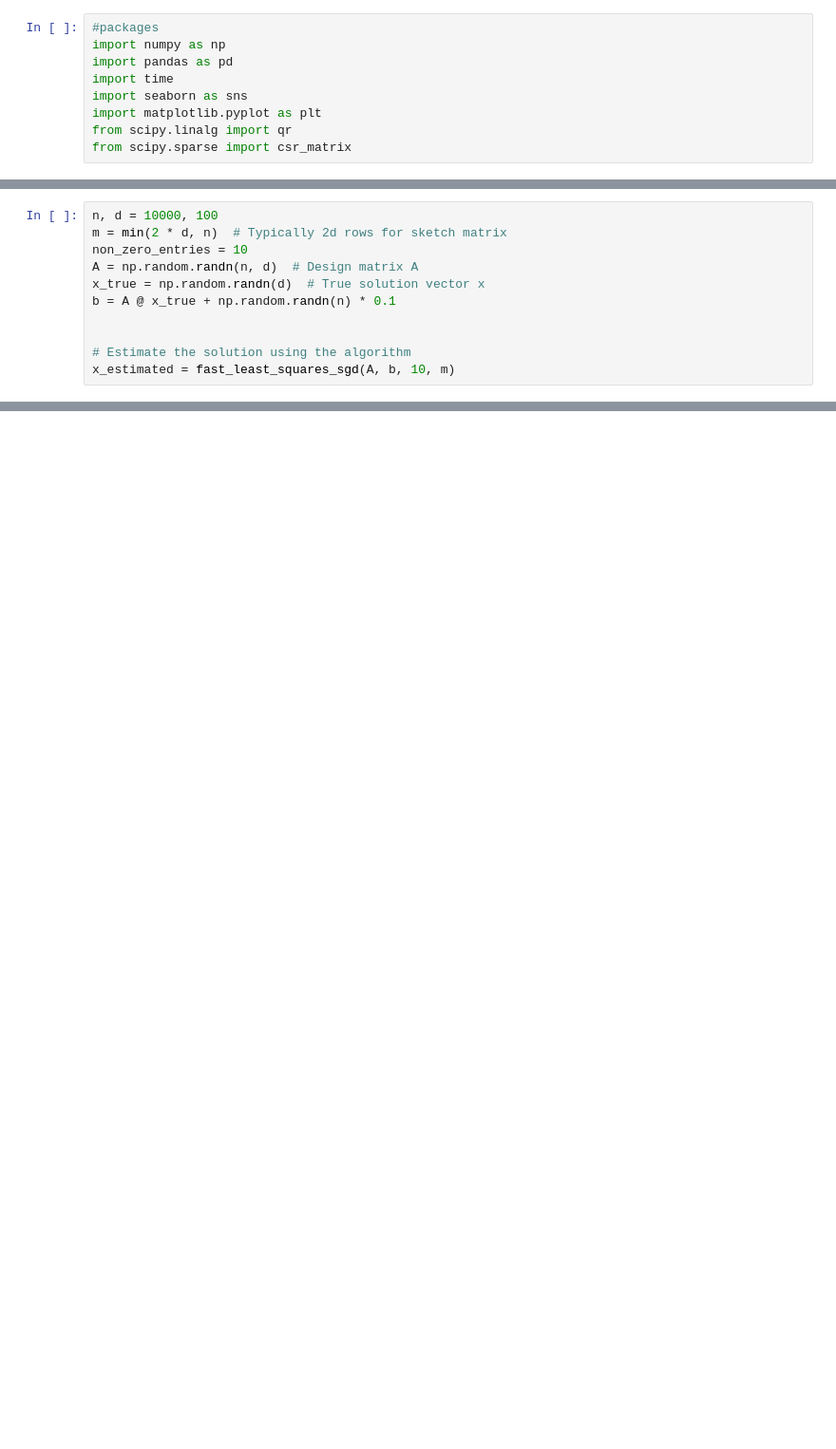
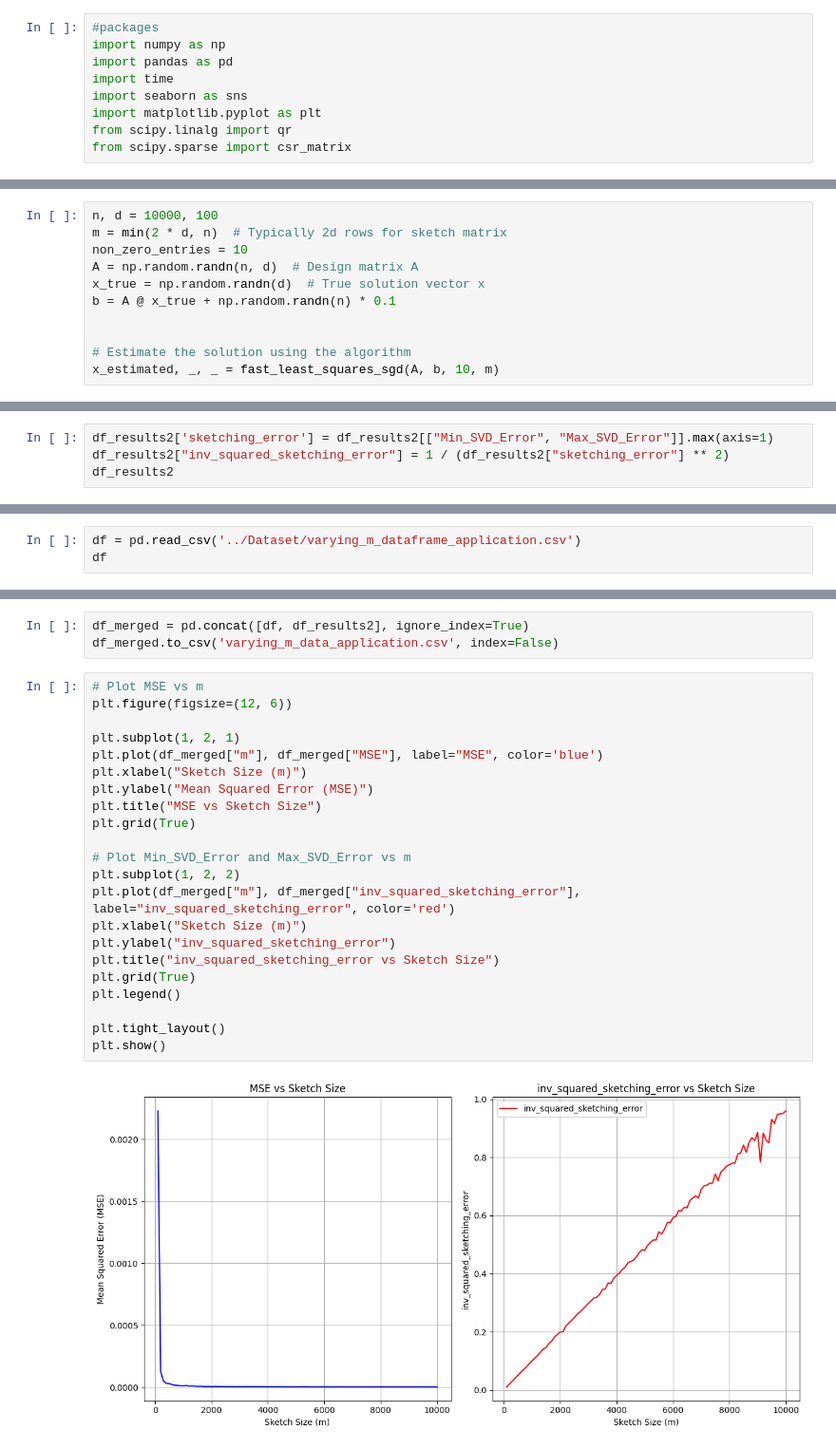
Before and after one commit to LakBoonJun1/DSA4288, a Jupyter notebook: Notebook/application.ipynb, the cells around one changed output, grey strips where cells are left out. Shown at 95% size. Drawn from its saved outputs; the diff is of its cells as text; blank space fills up the shorter version.

Commit message:
varying s and m

```diff
--- a/Notebook/application.ipynb
+++ b/Notebook/application.ipynb
@@ -109,7 +140,7 @@ b = A @ x_true + np.random.randn(n) * 0.1
 
 
 # Estimate the solution using the algorithm
-x_estimated = fast_least_squares_sgd(A, b, 10, m)
+x_estimated, _, _ = fast_least_squares_sgd(A, b, 10, m)
 # %%
 mse = np.mean((x_estimated - x_true) ** 2)
 mse
@@ -126,0 +249,4 @@ mse_ols
+# %%
+df_results2['sketching_error'] = df_results2[["Min_SVD_Error", "Max_SVD_Error"]].max(axis=1)
+df_results2["inv_squared_sketching_error"] = 1 / (df_results2["sketching_error"] ** 2)
+df_results2
@@ -126,0 +271,3 @@ mse_ols
+# %%
+df = pd.read_csv('../Dataset/varying_m_dataframe_application.csv')
+df
@@ -126,0 +288,27 @@ mse_ols
+# %%
+df_merged = pd.concat([df, df_results2], ignore_index=True)
+df_merged.to_csv('varying_m_data_application.csv', index=False)
+# %%
+# Plot MSE vs m
+plt.figure(figsize=(12, 6))
+
+plt.subplot(1, 2, 1)
+plt.plot(df_merged["m"], df_merged["MSE"], label="MSE", color='blue')
+plt.xlabel("Sketch Size (m)")
+plt.ylabel("Mean Squared Error (MSE)")
+plt.title("MSE vs Sketch Size")
+plt.grid(True)
+
+# Plot Min_SVD_Error and Max_SVD_Error vs m
+plt.subplot(1, 2, 2)
+plt.plot(df_merged["m"], df_merged["inv_squared_sketching_error"], label="inv_squared_sketching_error", color='red')
+plt.xlabel("Sketch Size (m)")
+plt.ylabel("inv_squared_sketching_error")
+plt.title("inv_squared_sketching_error vs Sketch Size")
+plt.grid(True)
+plt.legend()
+
+plt.tight_layout()
+plt.show()
+# %% [output]
+[figure, added]
```
Also changed, not shown: parts of 23 cells of this notebook, 3 other files.
